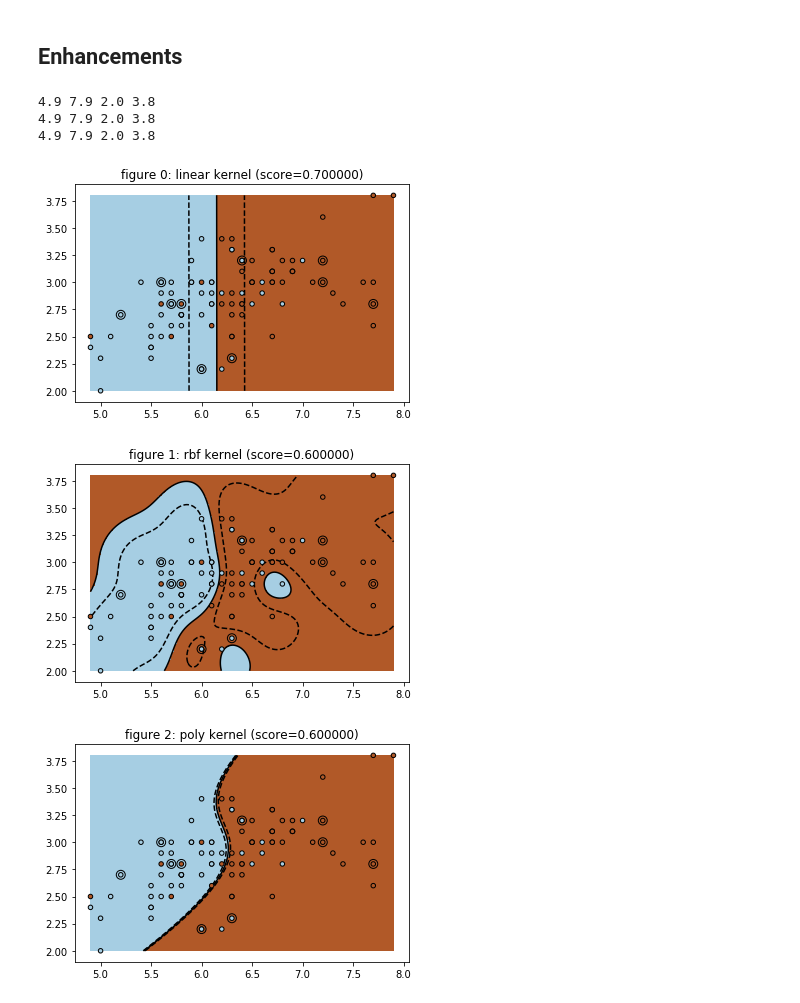
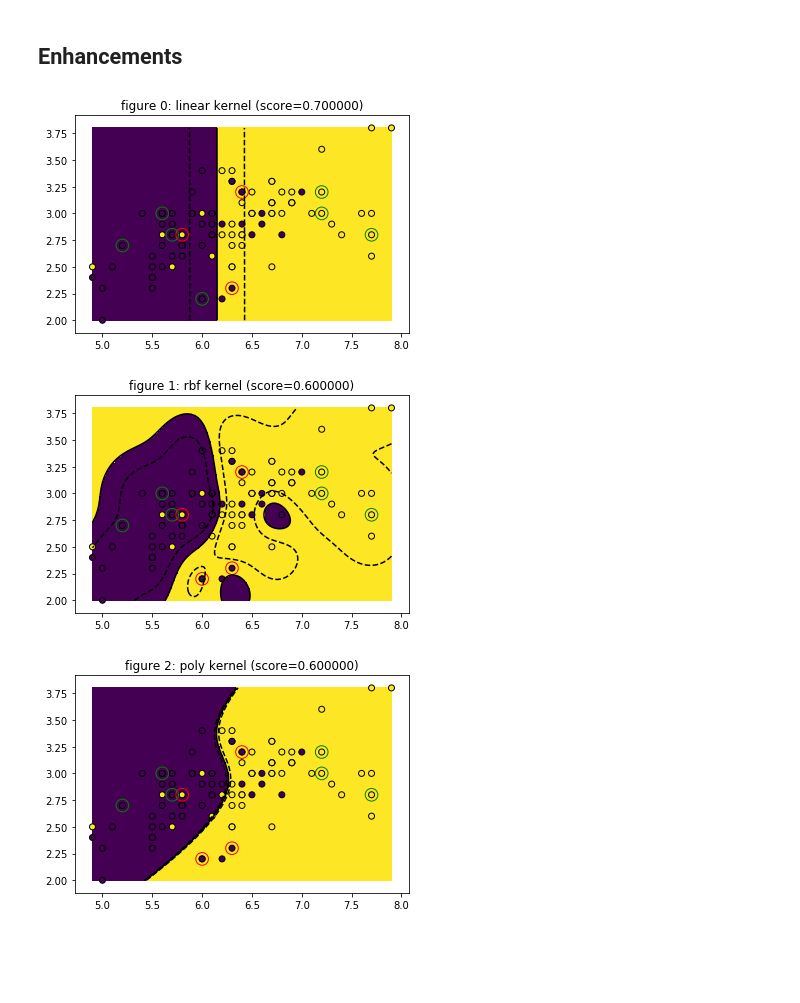
Before and after one commit to chmduquesne/data-science-exercises, a Jupyter notebook: notebooks/Iris Classification.ipynb, the cells around one changed output. Saved outputs shown, nothing was run; the diff lists cells and outputs as text; code cells hidden in the pictures; blank space fills up the shorter version.

Commit message:
Made my own graph

```diff
--- a/notebooks/Iris Classification.ipynb
+++ b/notebooks/Iris Classification.ipynb
@@ -96,39 +96,46 @@ Enhancements
 # %%
 for fig_num, kernel in enumerate(('linear', 'rbf', 'poly')):
     clf = svm.SVC(kernel=kernel, gamma=10)
     clf.fit(X_train, y_train)
     score = clf.score(X_test, y_test)
 
     plt.figure(fig_num)
     plt.clf()
-    plt.scatter(X[:, 0], X[:, 1], c=y, zorder=10, cmap=plt.cm.Paired,
-                edgecolor='k', s=20)
 
-    # Circle out the test data
-    plt.scatter(X_test[:, 0], X_test[:, 1], s=80, facecolors='none',
-                zorder=10, edgecolor='k')
-
-    plt.axis('tight')
+    # First draw the decision function, so that we don't have to play with zorder
     x_min, x_max = X[:, 0].min(), X[:, 0].max()
     y_min, y_max = X[:, 1].min(), X[:, 1].max()
-
-    print(x_min, x_max, y_min, y_max)
-
     XX, YY = np.mgrid[x_min:x_max:200j, y_min:y_max:200j]
     Z = clf.decision_function(np.c_[XX.ravel(), YY.ravel()])
-
-    # Put the result into a color plot
     Z = Z.reshape(XX.shape)
-    plt.pcolormesh(XX, YY, Z > 0, cmap=plt.cm.Paired)
+    plt.pcolormesh(XX, YY, Z > 0)
     plt.contour(XX, YY, Z, colors=['k', 'k', 'k'],
                 linestyles=['--', '-', '--'], levels=[-.5, 0, .5])
 
+    # Draw the test data
+    plt.scatter(
+        X[:, 0], # first feature
+        X[:, 1], # second feature
+        c=y,     # actual class
+        edgecolor='black'
+    )
+
+    # Green when the prediction is correct, Red otherwise
+    outcome = ["green" if (prediction == observation) else "red" for (prediction, observation) in zip(clf.predict(X_test), y_test)]
+
+    # Circle out the test data
+    plt.scatter(
+        X_test[:, 0],
+        X_test[:, 1],
+        facecolors='none',
+        edgecolor=outcome,
+        s=160
+    )
+
     plt.title("figure %d: %s kernel (score=%f)" % (fig_num, kernel, score))
+
 plt.show()
 # %% [output]
-4.9 7.9 2.0 3.8
-4.9 7.9 2.0 3.8
-4.9 7.9 2.0 3.8
-[figure, old version]
+[figure, new version]
-[figure, old version]
+[figure, new version]
-[figure, old version]
+[figure, new version]
```
Also changed, not shown: parts of 1 cell of this notebook.
